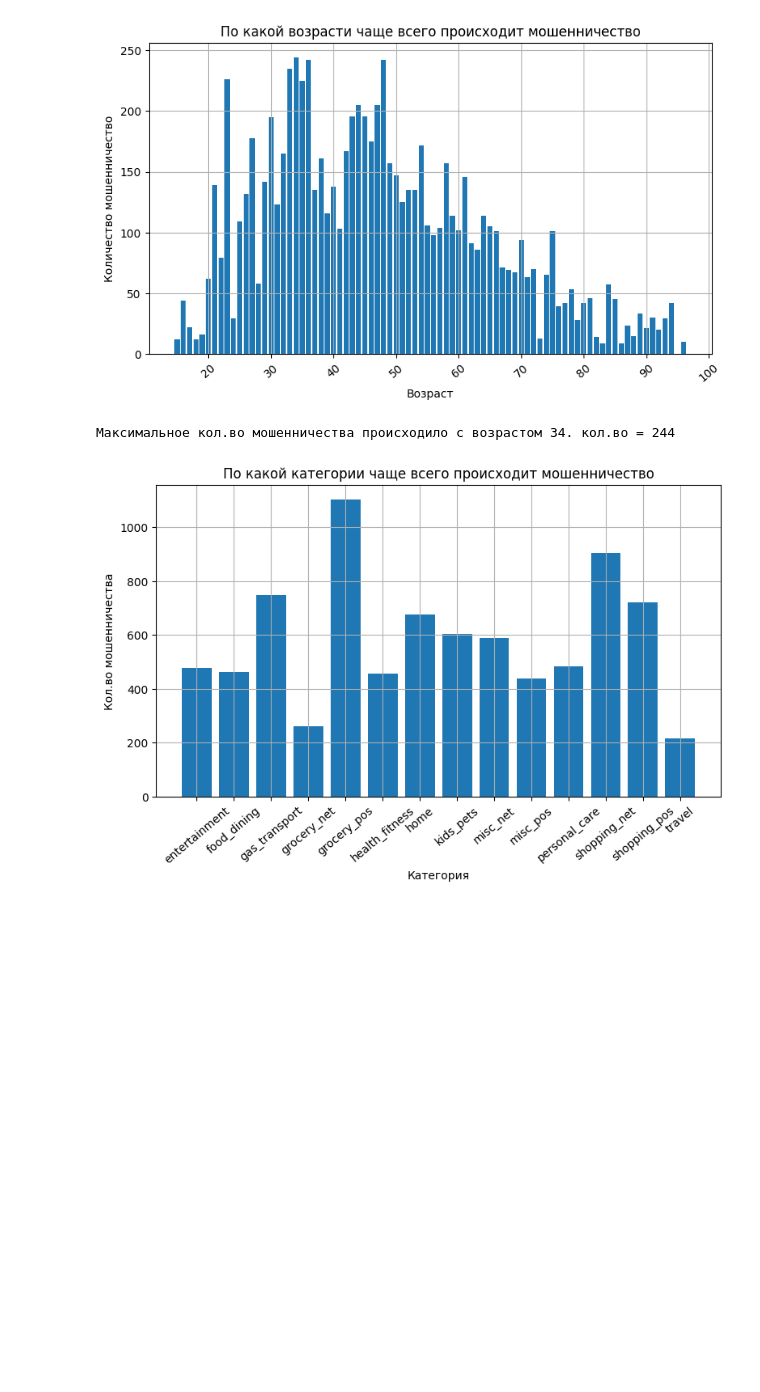
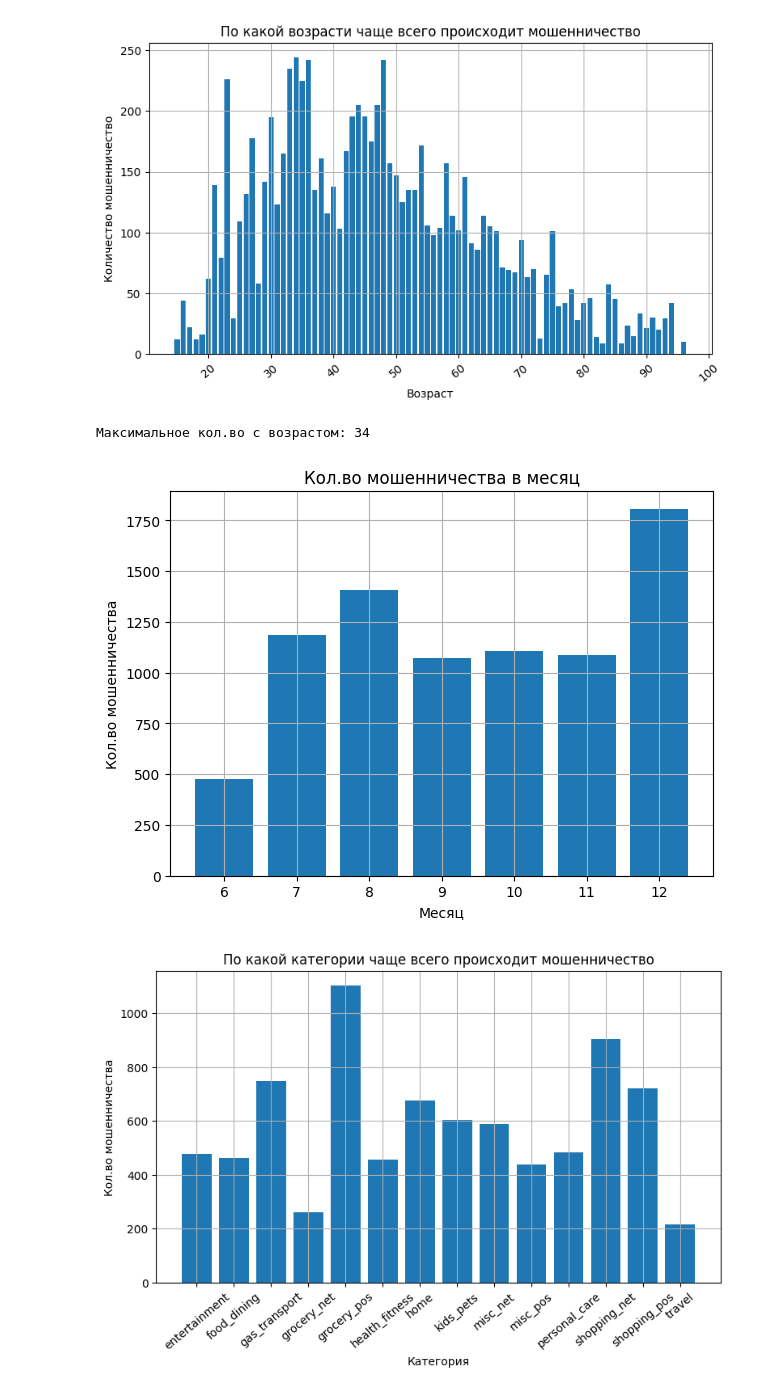
Before and after one commit to AMIROLIMI/Final-project-demo-day-, a Jupyter notebook: Project_DemoDay.ipynb, the cells around one changed output. Cells and saved outputs as stored; diff of their text form; code cells hidden in the pictures; blank space fills up the shorter version.

```diff
--- a/Project_DemoDay.ipynb
+++ b/Project_DemoDay.ipynb
@@ -256,9 +256,21 @@ age_fraud = data.groupby('age')['is_fraud'].count().sort_index()
 max_fraud_age = age_fraud.idxmax()
 max_fraud_count = age_fraud.max()
 
-print(f'Максимальное кол.во мошенничества происходило с возрастом {max_fraud_age}. кол.во = {max_fraud_count}\n')
+print(f'Максимальное кол.во с возрастом: {max_fraud_age}')
 # %% [output]
-Максимальное кол.во мошенничества происходило с возрастом 34. кол.во = 244
+Максимальное кол.во с возрастом: 34
+# %%
+monthly_losses = data.groupby('month')['is_fraud'].count().reset_index()
+
+fig, ax = plt.subplots(figsize=(7, 5))
+ax.bar(monthly_losses['month'], monthly_losses['is_fraud'])
+ax.set_title('Кол.во мошенничества в месяц')
+ax.set_xlabel('Месяц')
+ax.set_ylabel('Кол.во мошенничества')
+ax.grid()
+plt.show()
+# %% [output]
+[figure, added]
 # %%
 is_fraud = data.groupby('category')['is_fraud'].count().reset_index()
 
```
Also changed, not shown: parts of 3 cells of this notebook.
